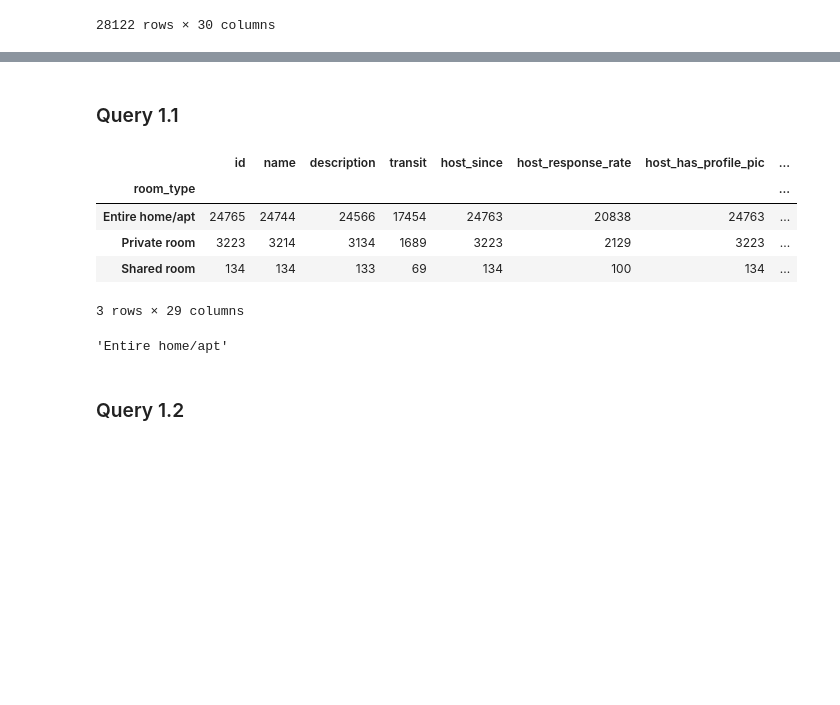
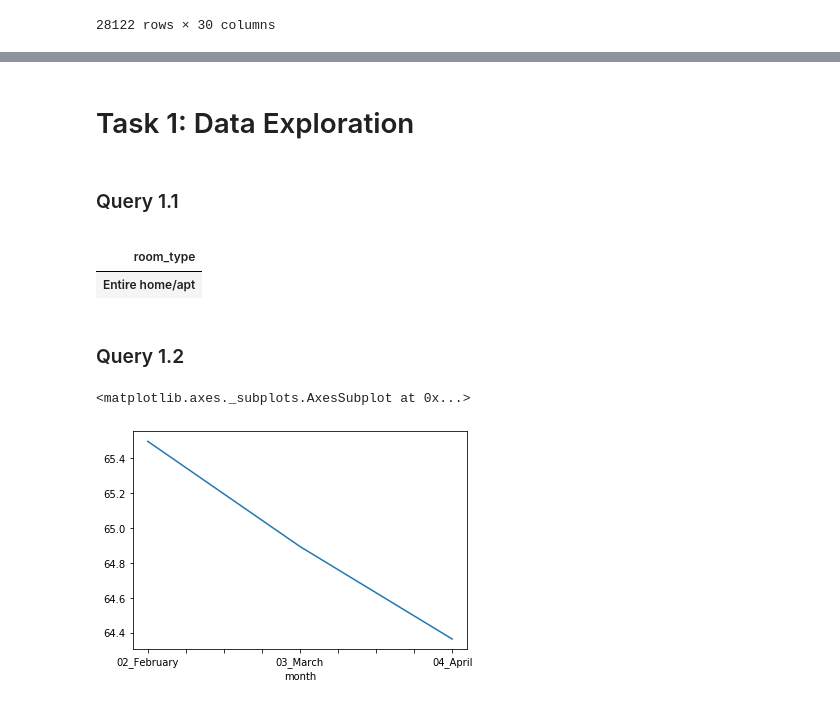
Before and after one commit to jdaridis/Airbnb-Mining, a Jupyter notebook: Python/Q1.ipynb, the cells around one changed output, grey strips where cells are left out. Cells and saved outputs as stored; diff of their text form; code cells hidden in the pictures; blank space fills up the shorter version.

```diff
--- a/Python/Q1.ipynb
+++ b/Python/Q1.ipynb
@@ -9,7 +12,7 @@ import matplotlib #only needed to determine Matplotlib version number
 # %% [markdown]
 #### Get all "listings.csv" ( feb, mar, apr)
 # %%
-my_usecols=['id',
+my_usecols= ['id',
 'zipcode',
 'transit',
 'bedrooms',
@@ -38,6 +41,7 @@ my_usecols=['id',
 'price',
 'availability_365',
 'minimum_nights']
+
 location1 = r'../../data/february/listings.csv'
 feb_listing = pd.read_csv(location1, usecols=my_usecols)
 location2 = r'../../data/march/listings.csv'
@@ -45,9 +49,9 @@ mar_listing = pd.read_csv(location2,usecols=my_usecols)
 location3 = r'../../data/april/listings.csv'
 apr_listing = pd.read_csv(location3,usecols=my_usecols)
 
-feb_listing.insert(loc = len(feb_listing.columns), column='month', value='February')
-mar_listing.insert(loc = len(mar_listing.columns), column='month', value='March')
-apr_listing.insert(loc = len(apr_listing.columns), column='month', value='April')
+feb_listing.insert(loc = len(feb_listing.columns), column='month', value='02_February')
+mar_listing.insert(loc = len(mar_listing.columns), column='month', value='03_March')
+apr_listing.insert(loc = len(apr_listing.columns), column='month', value='04_April')
 # %%
 all_listings = pd.concat([feb_listing,mar_listing, apr_listing])
 
@@ -69,0 +76,4 @@ all_listings
+# %%
+all_listings = all_listings.replace(to_replace = {'price':'\$'}, value='', regex=True)
+all_listings = all_listings.replace(to_replace = {'price':'\,'}, value='', regex=True)
+all_listings
@@ -69,0 +94,3 @@ all_listings
+# %%
+all_listings = all_listings.astype({'price':'float64'})
+all_listings
@@ -70,18 +111,20 @@ all_listings
+# %% [markdown]
+# Task 1: Data Exploration
 # %% [markdown]
 ### Query 1.1
 # %%
 q1 = all_listings.groupby(['room_type']).count()
-q1.sort_values(by='id', ascending=False)
+q1 = q1.sort_values(by='id', ascending=False)
-# %% [output]
-|  | id | name | description | transit | host_since | host_response_rate | host_has_profile_pic | ... |
-| room_type |  |  |  |  |  |  |  | ... |
-| Entire home/apt | 24765 | 24744 | 24566 | 17454 | 24763 | 20838 | 24763 | ... |
-| Private room | 3223 | 3214 | 3134 | 1689 | 3223 | 2129 | 3223 | ... |
-| Shared room | 134 | 134 | 133 | 69 | 134 | 100 | 134 | ... |
-3 rows × 29 columns
 # %%
-q1.head(n=1).index[0]
+q1.head(n=1).filter(items=[])
 # %% [output]
-'Entire home/apt'
+|  |
+| room_type |
+| Entire home/apt |
 # %% [markdown]
 ### Query 1.2
+# %%
+all_listings.groupby(['month'])['price'].mean().plot()
+# %% [output]
+<matplotlib.axes._subplots.AxesSubplot at 0x...>
+[figure, added]
```
Also changed, not shown: parts of 24 cells of this notebook, 1 other file.
